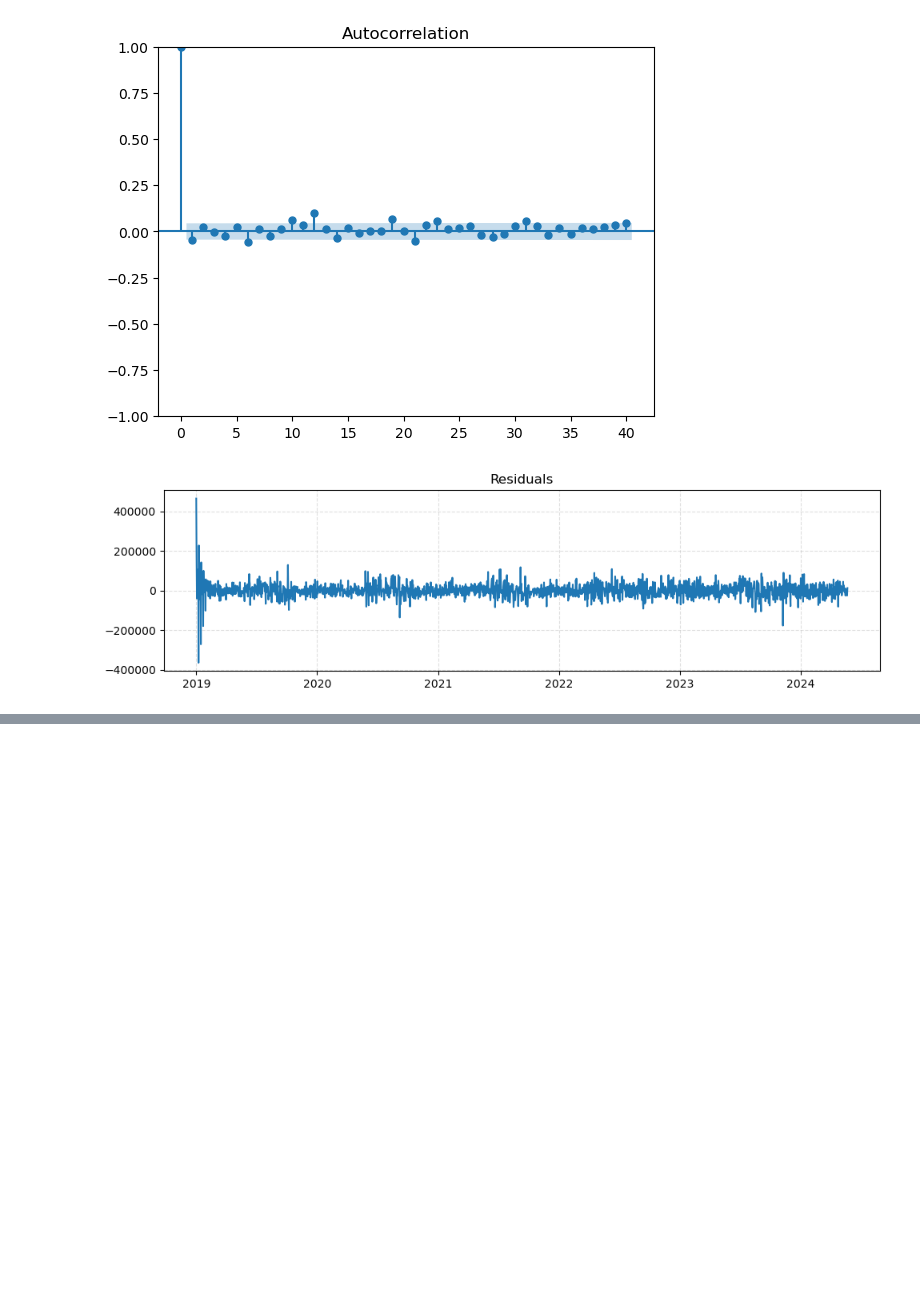
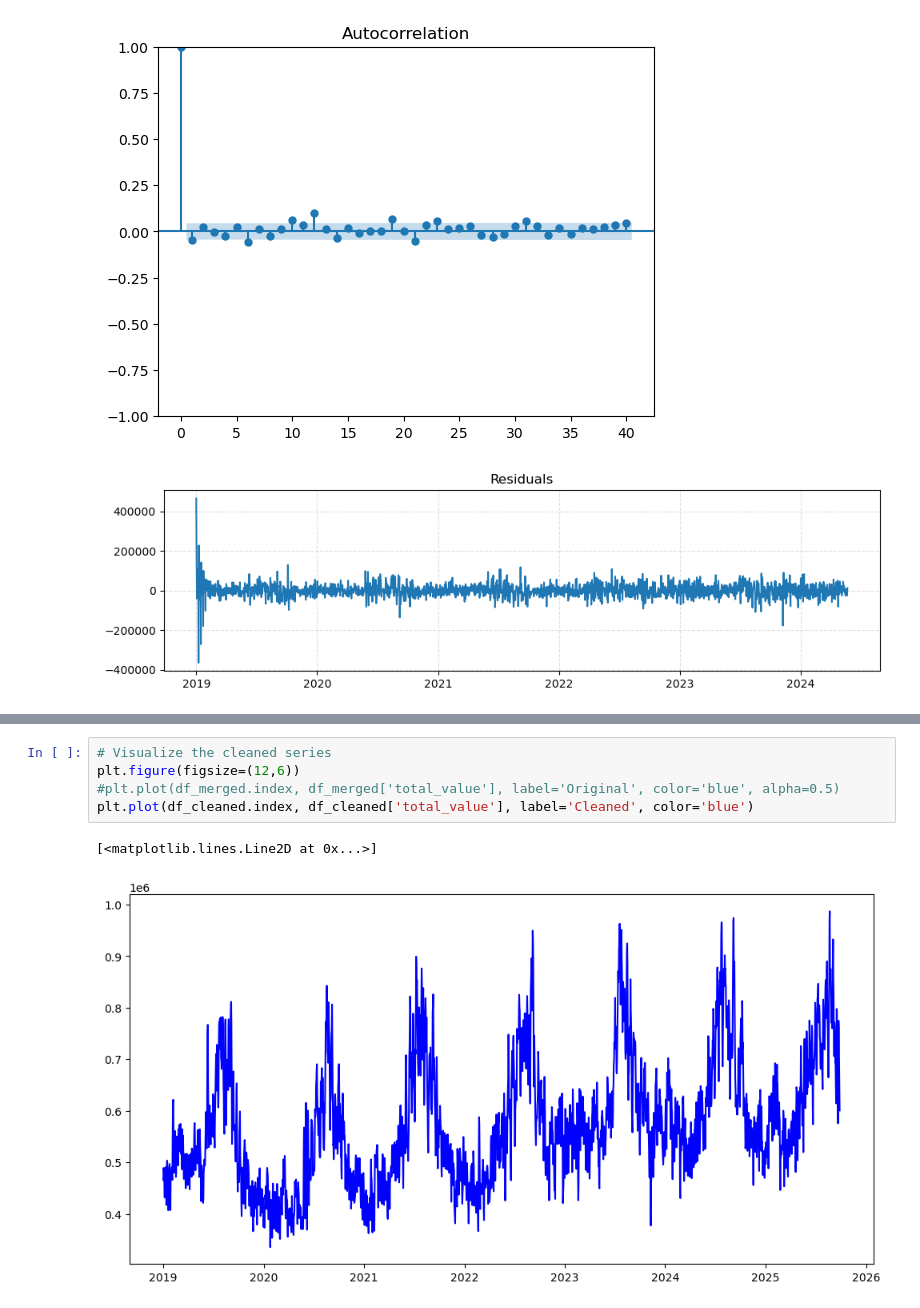
Before and after one commit to Jibu24/Energy_Demand_Forecasting, a Jupyter notebook: Notebooks/EDA.ipynb, the cells around one changed output, grey strips where cells are left out. Drawn from its saved outputs; the diff is of its cells as text; blank space fills up the shorter version.

```diff
--- a/Notebooks/EDA.ipynb
+++ b/Notebooks/EDA.ipynb
@@ -608,0 +659,8 @@ Validation  MAE: 105,921.872   RMSE: 139,913.109
+# %%
+# Visualize the cleaned series
+plt.figure(figsize=(12,6))
+#plt.plot(df_merged.index, df_merged['total_value'], label='Original', color='blue', alpha=0.5)
+plt.plot(df_cleaned.index, df_cleaned['total_value'], label='Cleaned', color='blue')
+# %% [output]
+[<matplotlib.lines.Line2D at 0x...>]
+[figure, added]
```
Also changed, not shown: parts of 22 cells of this notebook.
